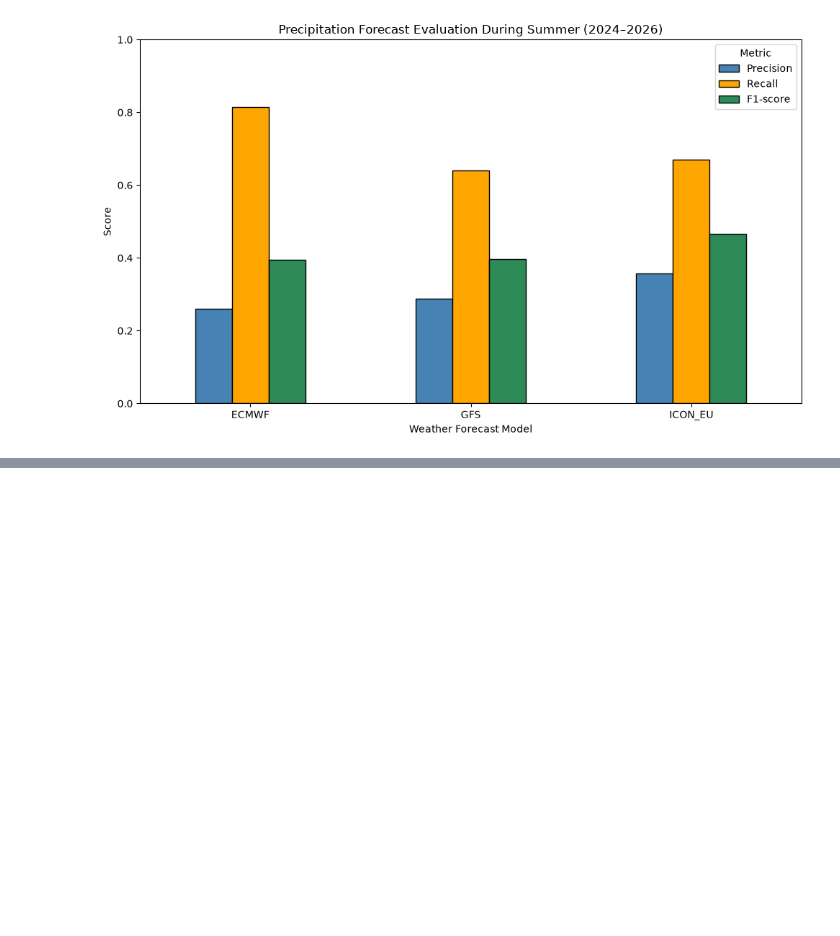
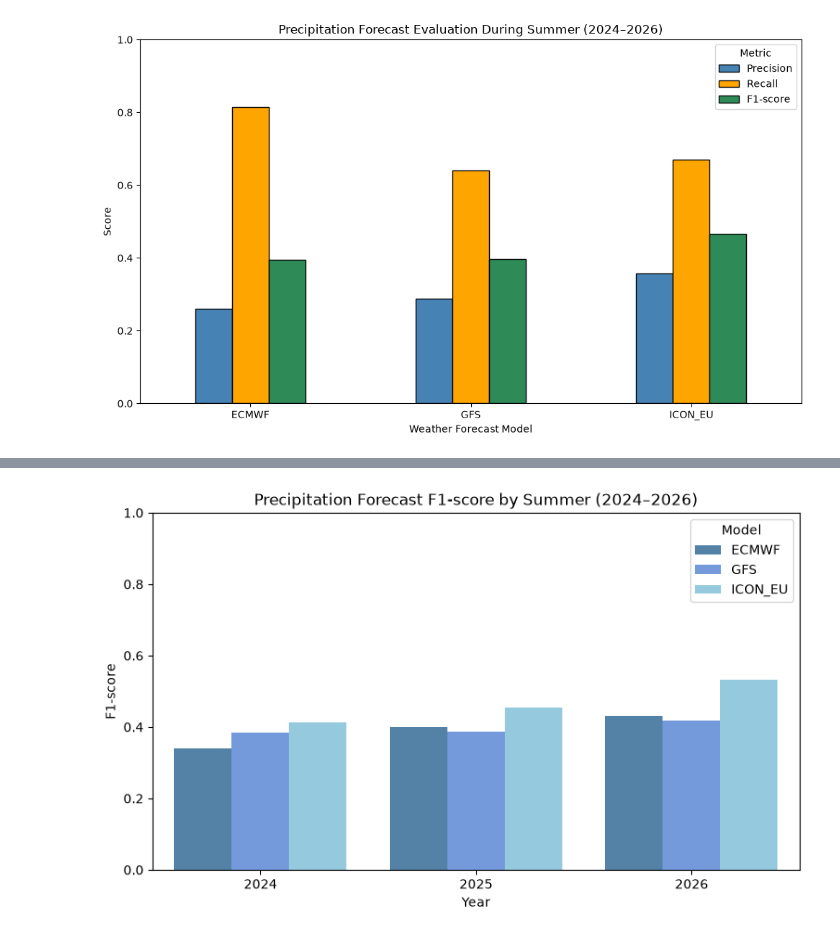
Before and after one commit to MarkenNisu/Machine_Learning_For_Weather, a Jupyter notebook: 02_forecast_evaluation.ipynb, the cells around one changed output, grey strips where cells are left out. Cells and saved outputs as stored; diff of their text form; code cells hidden in the pictures; blank space fills up the shorter version.

```diff
--- a/02_forecast_evaluation.ipynb
+++ b/02_forecast_evaluation.ipynb
@@ -149,0 +216,25 @@ plt.show()
+# %%
+rain_results = []
+
+for year in [2024, 2025, 2026]:
+    year_df = df[df["time"].dt.year == year]
+
+    actual = (year_df["actual_precipitation"] > 0).astype(int)
+
+    for model in models:
+        predicted = (
+            year_df[f"precipitation_{model}"] > 0
+        ).astype(int)
+
+        rain_results.append({
+            "Year": year,
+            "Model": model,
+            "Accuracy": accuracy_score(actual, predicted),
+            "Precision": precision_score(actual, predicted, zero_division=0),
+            "Recall": recall_score(actual, predicted, zero_division=0),
+            "F1-score": f1_score(actual, predicted, zero_division=0)
+        })
+
+yearly_rain_results = pd.DataFrame(rain_results)
+
+display(yearly_rain_results.round(3))
@@ -149,0 +296,19 @@ plt.show()
+# %%
+plt.figure(figsize=(9, 5))
+
+sns.barplot(
+    data=yearly_rain_results,
+    x="Year",
+    y="F1-score",
+    hue="Model",
+    palette=["steelblue", "cornflowerblue", "skyblue"]
+)
+
+plt.title("Precipitation Forecast F1-score by Summer (2024–2026)")
+plt.ylabel("F1-score")
+plt.xlabel("Year")
+plt.ylim(0, 1)
+plt.legend(title="Model")
+plt.show()
+# %% [output]
+[figure, added]
```
Also changed, not shown: parts of 6 cells of this notebook.
